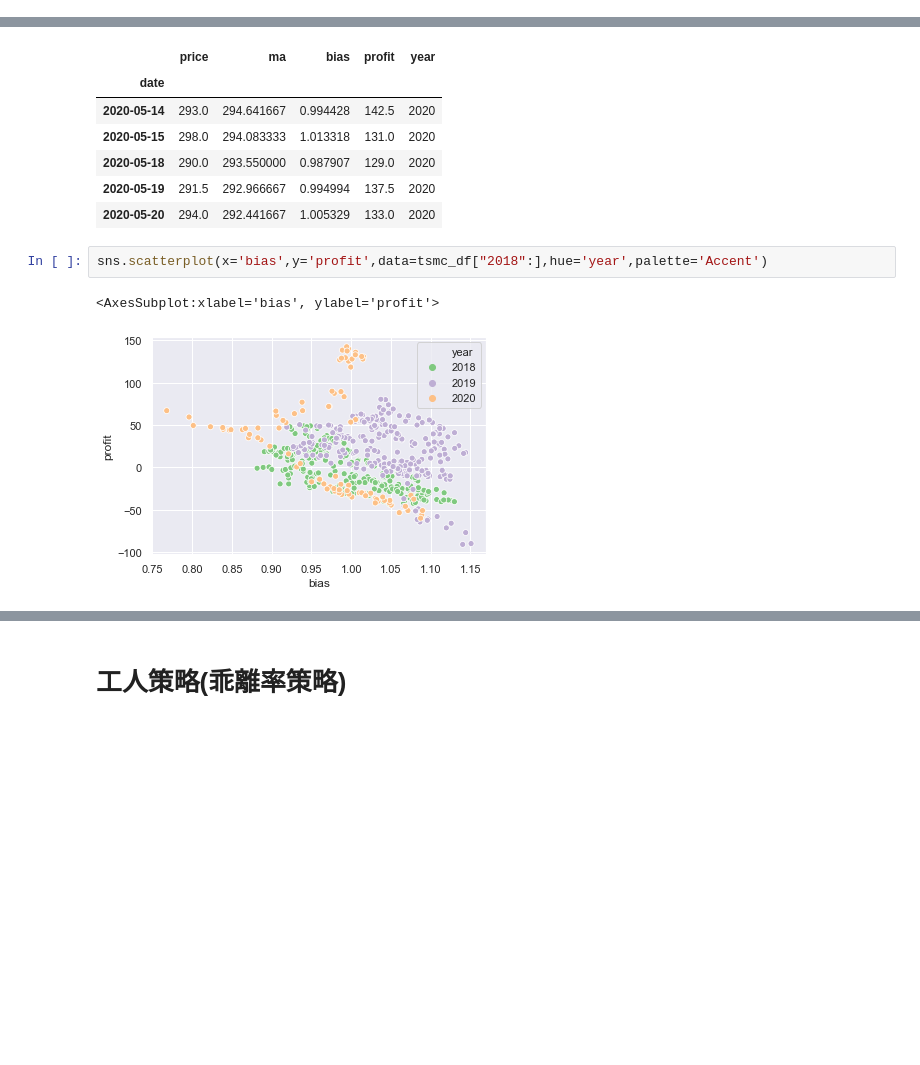
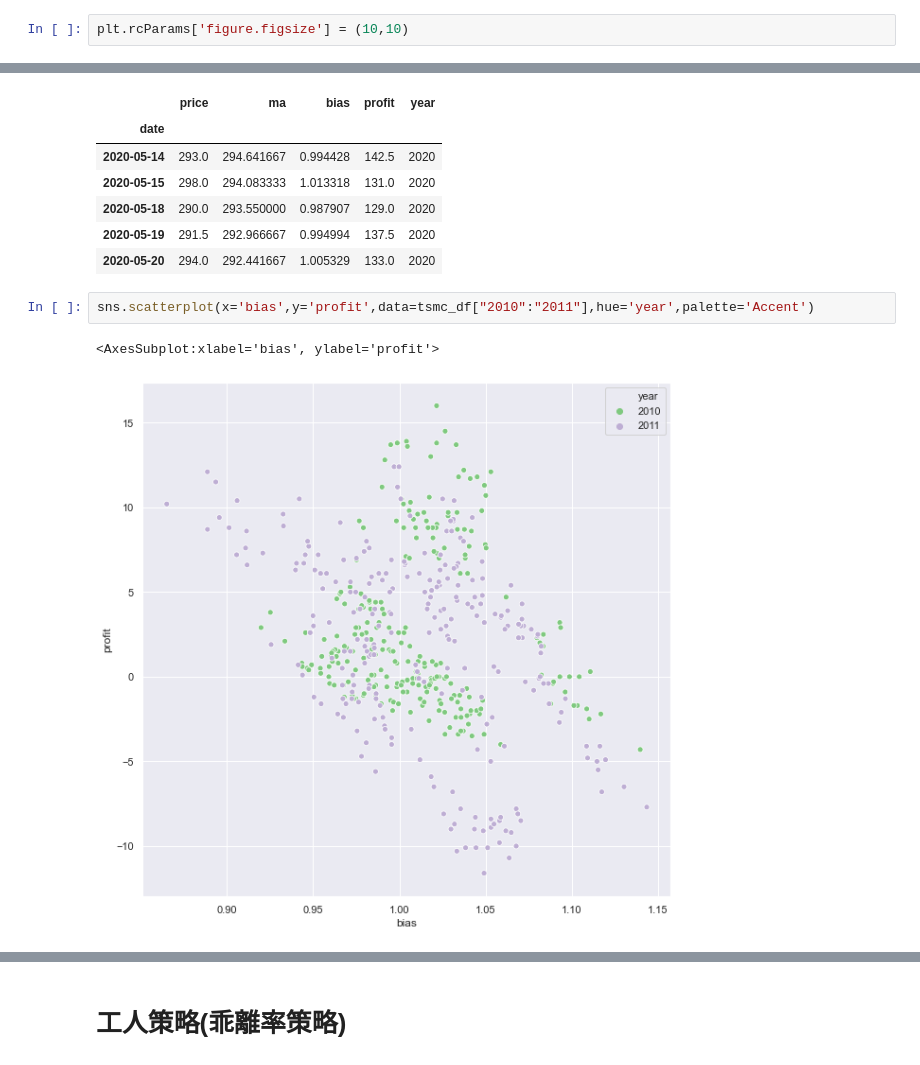
Before and after one commit to leon123858/tensorflow_exercise, a Jupyter notebook: DLCourse2020/GetData.ipynb, the cells around one changed output, grey strips where cells are left out. Saved outputs shown, nothing was run; the diff lists cells and outputs as text; blank space fills up the shorter version.

Commit message:
updata GetData.ipynb

```diff
--- a/DLCourse2020/GetData.ipynb
+++ b/DLCourse2020/GetData.ipynb
@@ -224,3 +240,5 @@ sns.heatmap(profit,cmap='autumn')
 # %% [output]
 <AxesSubplot:xlabel='month', ylabel='year'>
 [figure]
+# %%
+plt.rcParams['figure.figsize'] = (10,10)
@@ -292,10 +359,10 @@ tsmc_df.tail()
 | 2020-05-19 | 291.5 | 292.966667 | 0.994994 | 137.5 | 2020 |
 | 2020-05-20 | 294.0 | 292.441667 | 1.005329 | 133.0 | 2020 |
 # %%
-sns.scatterplot(x='bias',y='profit',data=tsmc_df["2018":],hue='year',palette='Accent')
+sns.scatterplot(x='bias',y='profit',data=tsmc_df["2010":"2011"],hue='year',palette='Accent')
 # %% [output]
 <AxesSubplot:xlabel='bias', ylabel='profit'>
-[figure, old version]
+[figure, new version]
 # %%
 up = 1+tsmc_bias.rolling(60).std() * 1.5
 low = 1-tsmc_bias.rolling(60).std() * 1.5
```
Also changed, not shown: parts of 47 cells of this notebook.
